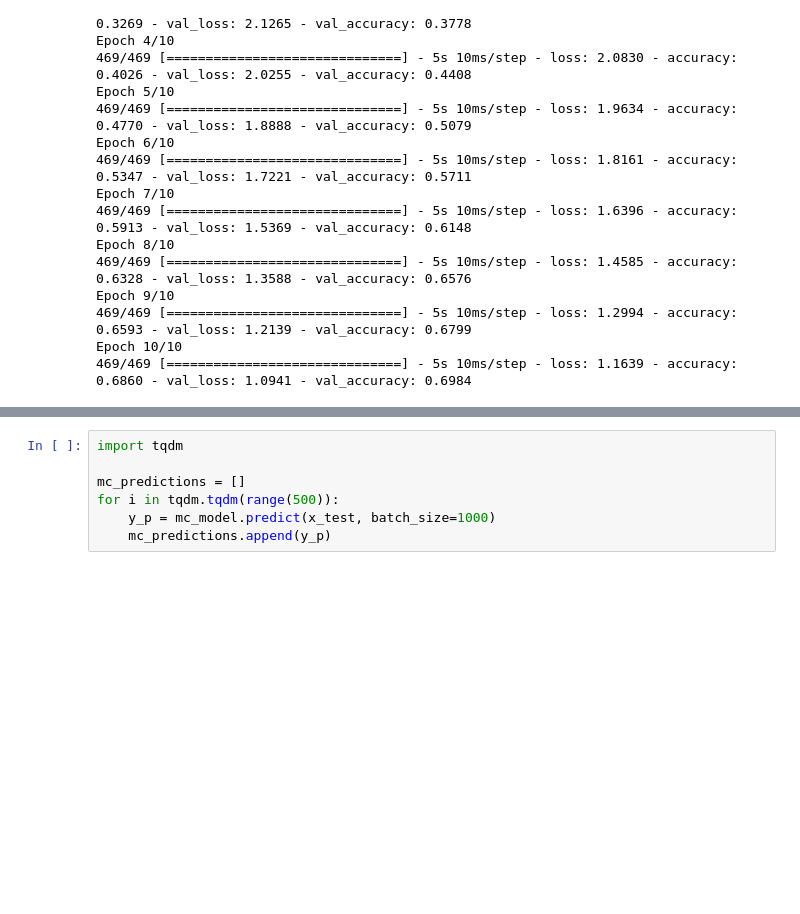
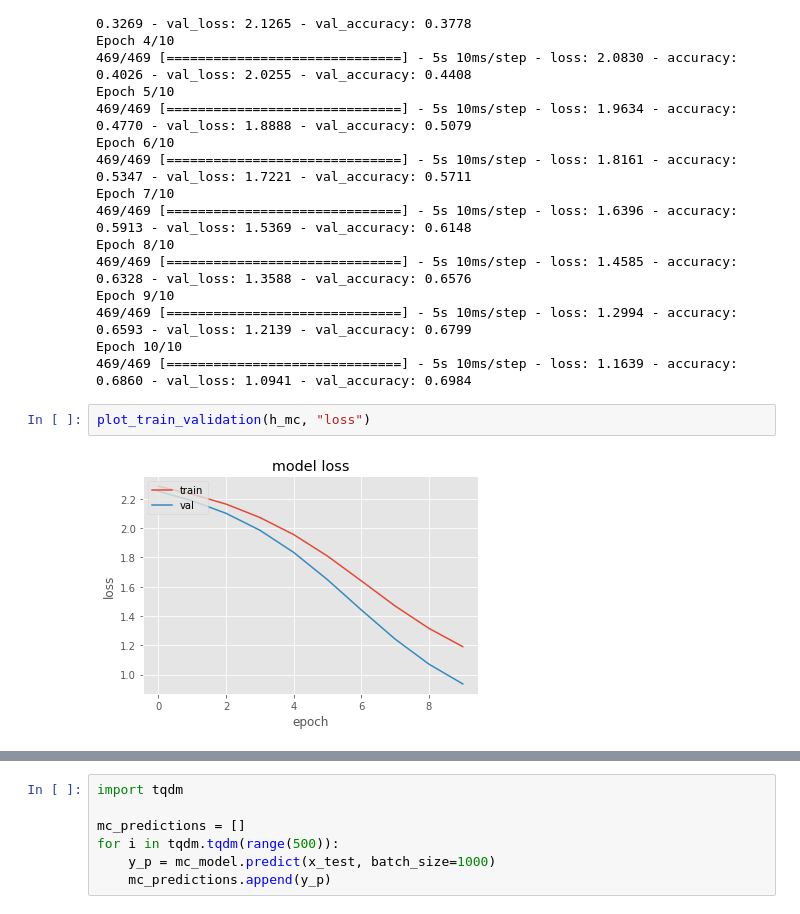
Before and after one commit to tylerlum/deep_learning_monte_carlo_dropout, a Jupyter notebook: mc_dropout_mnist.ipynb, the cells around one changed output, grey strips where cells are left out. Drawn from its saved outputs; the diff is of its cells as text; blank space fills up the shorter version.

```diff
--- a/mc_dropout_mnist.ipynb
+++ b/mc_dropout_mnist.ipynb
@@ -145,3 +162,7 @@ Epoch 9/10
 469/469 [==============================] - 5s 10ms/step - loss: 1.2994 - accuracy: 0.6593 - val_loss: 1.2139 - val_accuracy: 0.6799
 Epoch 10/10
 469/469 [==============================] - 5s 10ms/step - loss: 1.1639 - accuracy: 0.6860 - val_loss: 1.0941 - val_accuracy: 0.6984
+# %%
+plot_train_validation(h_mc, "loss")
+# %% [output]
+[figure, added]
```
Also changed, not shown: parts of 4 cells of this notebook.
